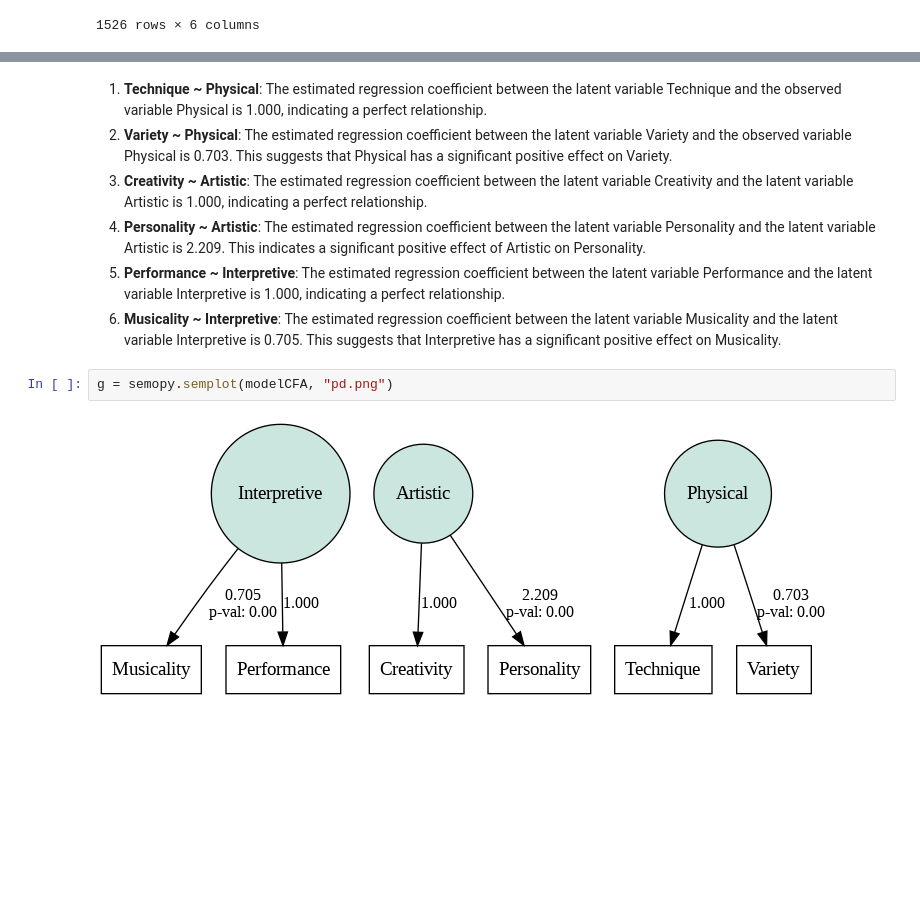
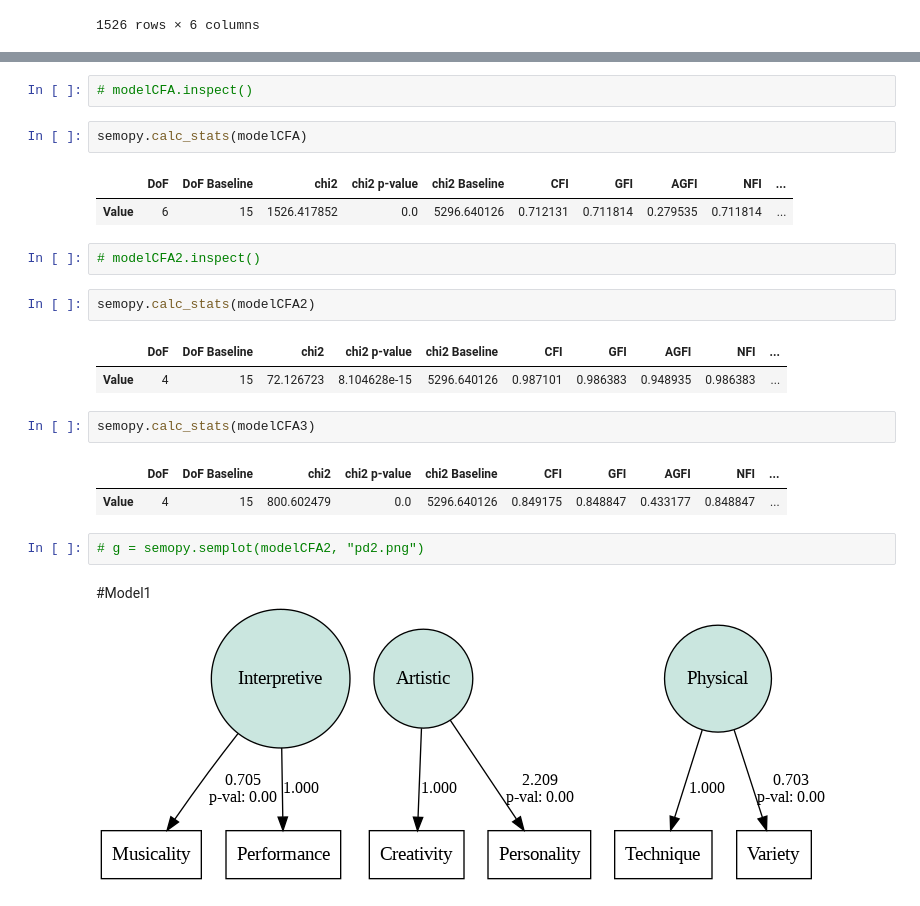
Before and after one commit to smahnke17/capstone, a Jupyter notebook: data_exploration_breakers.ipynb, the cells around one changed output, grey strips where cells are left out. Cells and saved outputs as stored; diff of their text form; blank space fills up the shorter version.

```diff
--- a/data_exploration_breakers.ipynb
+++ b/data_exploration_breakers.ipynb
@@ -375,11 +334,23 @@ modelCFA.inspect()
-# %% [markdown]
-1. **Technique ~ Physical**: The estimated regression coefficient between the latent variable Technique and the observed variable Physical is 1.000, indicating a perfect relationship.
-2. **Variety ~ Physical**: The estimated regression coefficient between the latent variable Variety and the observed variable Physical is 0.703. This suggests that Physical has a significant positive effect on Variety.
-3. **Creativity ~ Artistic**: The estimated regression coefficient between the latent variable Creativity and the latent variable Artistic is 1.000, indicating a perfect relationship.
-4. **Personality ~ Artistic**: The estimated regression coefficient between the latent variable Personality and the latent variable Artistic is 2.209. This indicates a significant positive effect of Artistic on Personality.
-5. **Performance ~ Interpretive**: The estimated regression coefficient between the latent variable Performance and the latent variable Interpretive is 1.000, indicating a perfect relationship.
-6. **Musicality ~ Interpretive**: The estimated regression coefficient between the latent variable Musicality and the latent variable Interpretive is 0.705. This suggests that Interpretive has a significant positive effect on Musicality.
+# %%
+# modelCFA.inspect()
+# %%
+semopy.calc_stats(modelCFA)
+# %% [output]
+|  | DoF | DoF Baseline | chi2 | chi2 p-value | chi2 Baseline | CFI | GFI | AGFI | NFI | ... |
+| Value | 6 | 15 | 1526.417852 | 0.0 | 5296.640126 | 0.712131 | 0.711814 | 0.279535 | 0.711814 | ... |
+# %%
+# modelCFA2.inspect()
+# %%
+semopy.calc_stats(modelCFA2)
+# %% [output]
+|  | DoF | DoF Baseline | chi2 | chi2 p-value | chi2 Baseline | CFI | GFI | AGFI | NFI | ... |
+| Value | 4 | 15 | 72.126723 | 8.104628e-15 | 5296.640126 | 0.987101 | 0.986383 | 0.948935 | 0.986383 | ... |
+# %%
+semopy.calc_stats(modelCFA3)
+# %% [output]
+|  | DoF | DoF Baseline | chi2 | chi2 p-value | chi2 Baseline | CFI | GFI | AGFI | NFI | ... |
+| Value | 4 | 15 | 800.602479 | 0.0 | 5296.640126 | 0.849175 | 0.848847 | 0.433177 | 0.848847 | ... |
 # %%
-g = semopy.semplot(modelCFA, "pd.png")
+# g = semopy.semplot(modelCFA2, "pd2.png")
 # %% [markdown]
-![pd.png](embedded-picture-1)
+#Model1 ![pd.png](embedded-picture-1)
```
Also changed, not shown: parts of 20 cells of this notebook.
